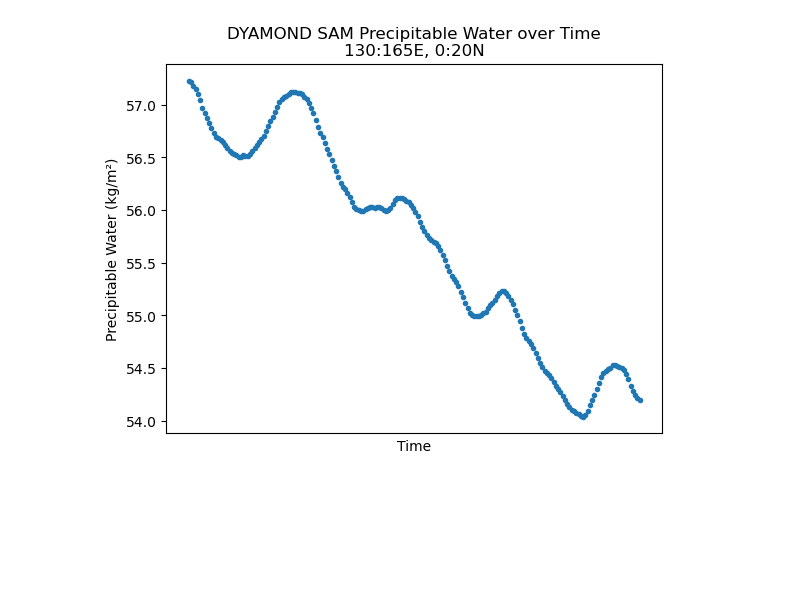
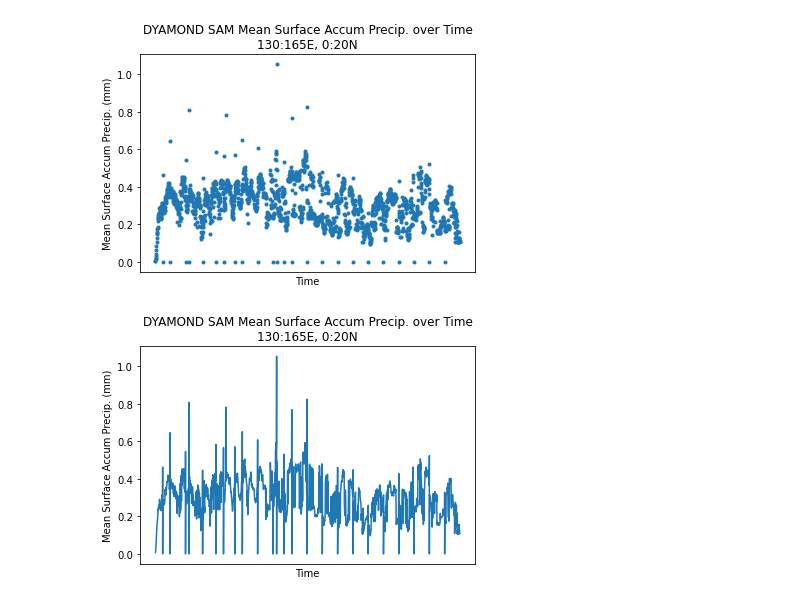
Before and after one commit to bfildier/stage-2023-rain-extremes-timing-intensity, a Jupyter notebook: scripts/start/convolution/timeseries1var.ipynb, the cells around one changed output. Saved outputs shown, nothing was run; the diff lists cells and outputs as text; code cells hidden in the pictures; blank space fills up the shorter version.

```diff
--- a/scripts/start/convolution/timeseries1var.ipynb
+++ b/scripts/start/convolution/timeseries1var.ipynb
@@ -8,0 +4,2 @@ variable = "PW"
+# %%
+Testing = False # if True, only 200 files will be used
@@ -10,14 +12,18 @@ variable = "PW"
 #-- Condition if Precac; Load segmentation relation file
 if variable == "Precac":
     df = loadRelTable()
-    num_df_files = len(df['path_dyamond'])
-    num_df_files = 200 ### For testing
+    if Testing == False:
+        num_df_files = len(df['path_dyamond']) - 1 # -1 because the last one is nan
+    else:
+        num_df_files = 200 ### For testing
 # %%
 #-- Condition if not Precac; Search for files containing the desired characters
 if not variable == "Precac":
     matching_files = glob.glob(path_2D + '/*{}*'.format(variable))
-    sorted_files = sorted(matching_files)
-    sorted_files = sorted_files[:200] ### For testing
+    if Testing == False:
+        sorted_files = sorted(matching_files)
+    else:
+        sorted_files = sorted_files[:200] ### For testing
 # %%
 #-- initialize lists containing spatial mean over time and the times
 data_list = []
@@ -70,7 +76,7 @@ else:
         # Load data
         prec = loadPrec(seg_index,df)
         prec_filename = loadPrecacFilename(seg_index, df)
-        time_stamp = prec_filename[119:129]
+        time_stamp = prec_filename[90:100]
 
         # Replace negative values with NaN
         variable_data = xr.where(prec < 0, np.nan, prec)
@@ -129,29 +112,49 @@ RuntimeError: No such device
 # %%
 #-- plotting
 
 name_dict = {"OM500":"Pressure velocity at 500 mb", "T2mm":"2-m temperature", "OM850":"Pressure velocity at 850 mb", "Precac":"Surface Accum Precip.", "PW":"Precipitable Water", "CWP":"Cloud Water Path", "U10m":"10-m zonal wind", "RH500":"Relative Humidity 500mb", "PSFC":"P at the surface","V10m":"10-m meridional wind","SHF":"Sensible Heat Flux", "LHF":"Latent Heat Flux"}
 unit_dict = {"OM500":"Pa/s","T2mm":"K", "OM850":"Pa/s","Precac":"mm", "PW":"kg/m²", "CWP":"kg/m²", "U10m":"m/s", "RH500":"", "PSFC":"mbar", "V10m":"m/s","SHF":"W/m²", "LHF":"W/m²"}
 var_name = name_dict.get(variable)
 var_unit = unit_dict.get(variable)
 
 
-# Create a figure and axes
+
 fig, ax = plt.subplots()
 
 # Plot the data
 ax.plot(timestamps_array, data, marker='.', linestyle='none')
 ax.set_xlabel('Time')
-ax.set_ylabel(f'{var_name} ({var_unit})')
-ax.set_title(f'DYAMOND SAM {var_name} over Time\n130:165E, 0:20N')
+ax.set_ylabel(f'Mean {var_name} ({var_unit})')
+ax.set_title(f'DYAMOND SAM Mean {var_name} over Time\n130:165E, 0:20N')
 
 
 plt.xticks([])
 
 # Save the plot to the specified folder
 save_folder = "/home/gmaxemin/code/stage-2023-rain-extremes-timing-intensity/scripts/start/convolution/plots"
-save_path = os.path.join(save_folder, f'{variable}_timeseries_test1.png')
-plt.savefig(save_path)
+# save_path = os.path.join(save_folder, f'{variable}_timeseries_test1.png')
+# plt.savefig(save_path)
 
 plt.show()
 # %% [output]
-[figure, old version]
+[figure, new version]
+# %%
+fig, ax = plt.subplots()
+
+if variable == "Precac":
+    timestamps_array, data = zip(*[(ts, d) for ts, d in zip(timestamps_array, data) if d <= 2])
+    ax.plot(timestamps_array, data)
+ax.set_xlabel('Time')
+ax.set_ylabel(f'Mean {var_name} ({var_unit})')
+ax.set_title(f'DYAMOND SAM Mean {var_name} over Time\n130:165E, 0:20N')
+
+
+plt.xticks([])
+# Save the plot to the specified folder
+save_folder = "/home/gmaxemin/code/stage-2023-rain-extremes-timing-intensity/scripts/start/convolution/plots"
+# save_path = os.path.join(save_folder, f'{variable}_timeseries_test1.png')
+# plt.savefig(save_path)
+
+plt.show()
+# %% [output]
+[figure, added]
```
Also changed, not shown: parts of 4 cells of this notebook, 32 other files.
